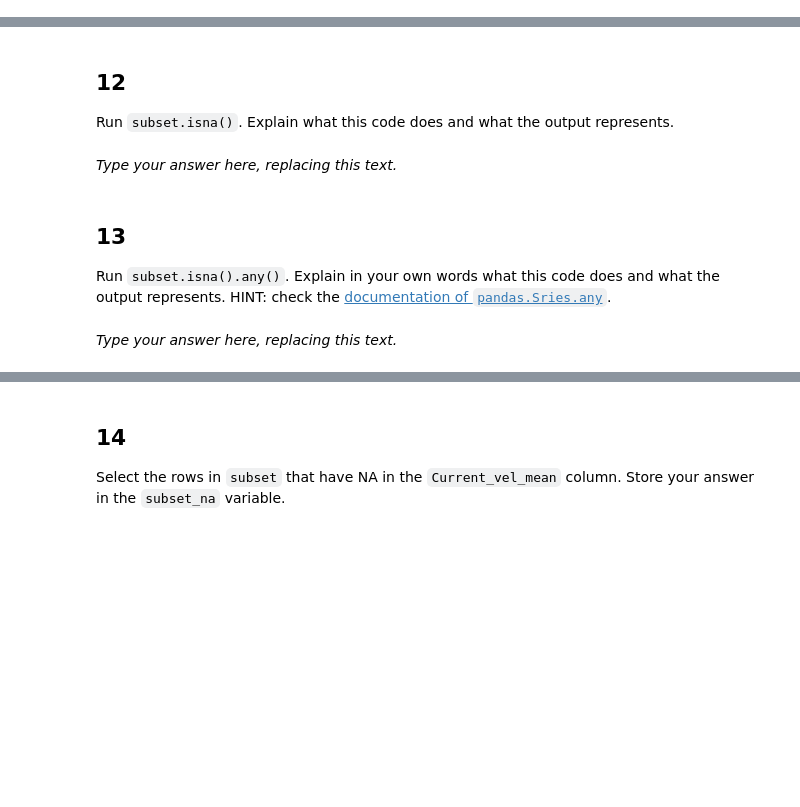
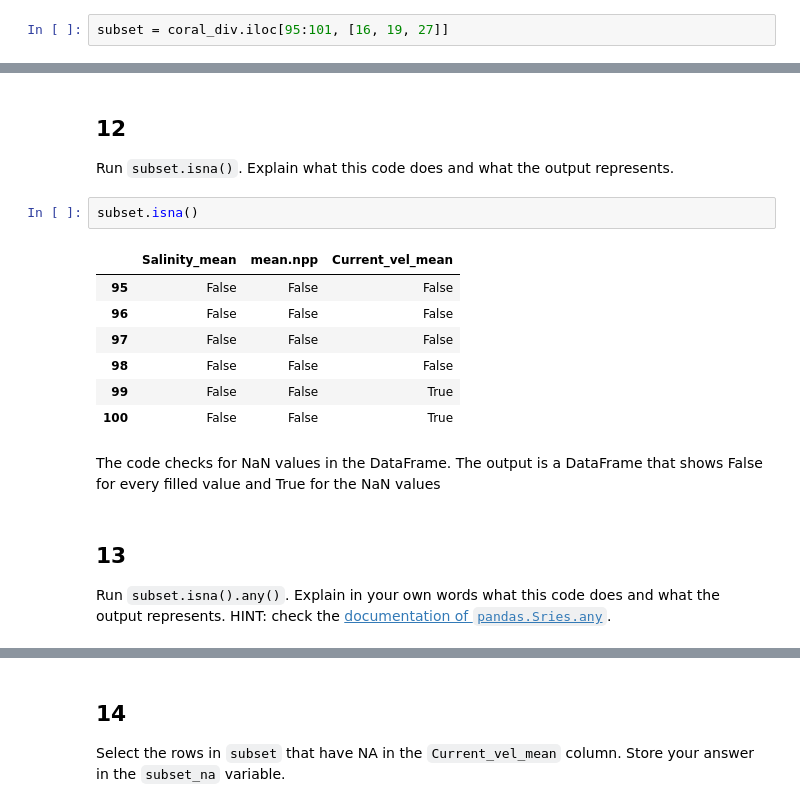
Before and after one commit to hylaea-miller/eds220-hwk1, a Jupyter notebook: task2/hwk1-task2-corals.ipynb, the cells around one changed output, grey strips where cells are left out. Drawn from its saved outputs; the diff is of its cells as text; blank space fills up the shorter version.

```diff
--- a/task2/hwk1-task2-corals.ipynb
+++ b/task2/hwk1-task2-corals.ipynb
@@ -302,3 +345,5 @@ subset = ...
+# %%
+subset = coral_div.iloc[95:101, [16, 19, 27]]
 # %%
 # View the dataframe
 subset
@@ -310,8 +365,18 @@ grader.check("q11")
 ## 12
 
 Run `subset.isna()`. Explain what this code does and what the output represents.
-# %% [markdown]
-_Type your answer here, replacing this text._
+# %%
+subset.isna()
+# %% [output]
+|  | Salinity_mean | mean.npp | Current_vel_mean |
+| 95 | False | False | False |
+| 96 | False | False | False |
+| 97 | False | False | False |
+| 98 | False | False | False |
+| 99 | False | False | True |
+| 100 | False | False | True |
+# %% [markdown]
+The code checks for NaN values in the DataFrame. The output is a DataFrame that shows False for every filled value and True for the NaN values
 # %% [markdown]
 <!-- END QUESTION -->
 
@@ -319,5 +384,3 @@ _Type your answer here, replacing this text._
 
 ## 13
 Run `subset.isna().any()`. Explain in your own words what this code does and what the output represents. HINT: check the [documentation of `pandas.Sries.any`](https://pandas.pydata.org/docs/reference/api/pandas.Series.any.html).
-# %% [markdown]
-_Type your answer here, replacing this text._
```
Also changed, not shown: parts of 22 cells of this notebook.
